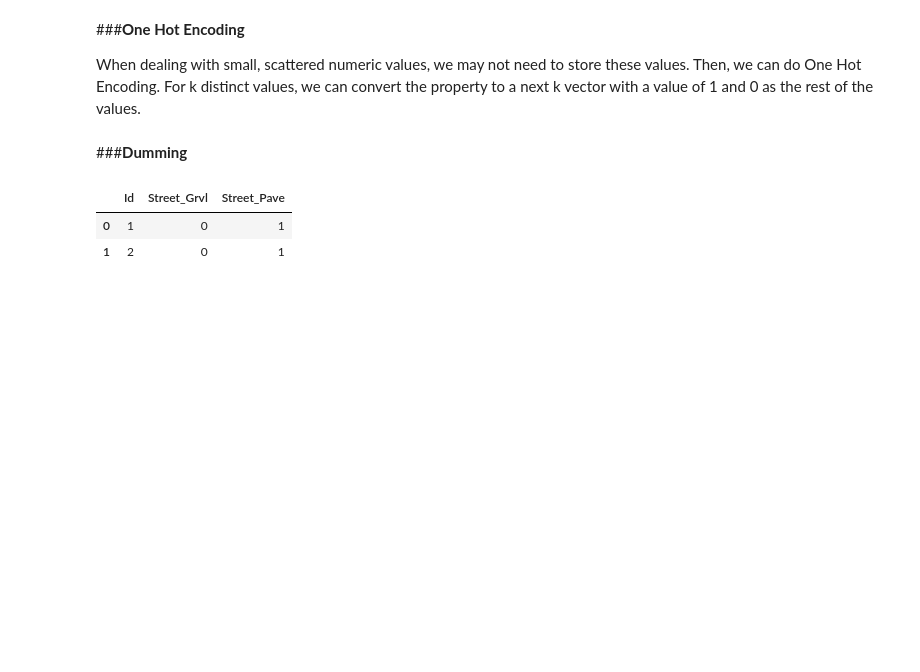
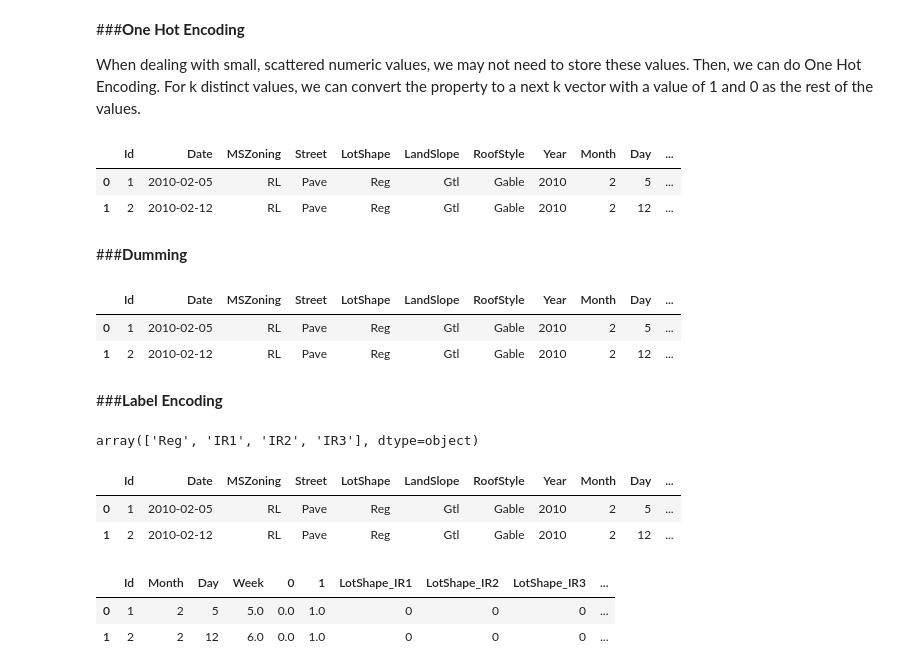
Before and after one commit to MasoumehShariat/ML_Pipeline-PreProcessing, a Jupyter notebook: Categorical_Data.ipynb, the cells around one changed output. Saved outputs shown, nothing was run; the diff lists cells and outputs as text; code cells hidden in the pictures; blank space fills up the shorter version.

```diff
--- a/Categorical_Data.ipynb
+++ b/Categorical_Data.ipynb
@@ -91,11 +70,51 @@ df1 = encoder.transform(df1)
+# %%
+from sklearn.preprocessing import OneHotEncoder
+
+#creating instance of one-hot-encoder
+encoder = OneHotEncoder(handle_unknown='ignore')
+
+#perform one-hot encoding on 'team' column
+encoder_df = pd.DataFrame(encoder.fit_transform(df[['Street']]).toarray())
+
+#merge one-hot encoded columns back with original DataFrame
+df = df.join(encoder_df)
+df.head(2)
+# %% [output]
+|  | Id | Date | MSZoning | Street | LotShape | LandSlope | RoofStyle | Year | Month | Day | ... |
+| 0 | 1 | 2010-02-05 | RL | Pave | Reg | Gtl | Gable | 2010 | 2 | 5 | ... |
+| 1 | 2 | 2010-02-12 | RL | Pave | Reg | Gtl | Gable | 2010 | 2 | 12 | ... |
 # %% [markdown]
 ###**Dumming**
 # %%
 import numpy as np
-df2=df[["Id","Street"]]
-df2 = pd.get_dummies(df2)
-df2.head(2)
+
+dummi_df = pd.get_dummies(df[["LandSlope"]])
+df = df.join(dummi_df)
+df.head(2)
 # %% [output]
-|  | Id | Street_Grvl | Street_Pave |
-| 0 | 1 | 0 | 1 |
-| 1 | 2 | 0 | 1 |
+|  | Id | Date | MSZoning | Street | LotShape | LandSlope | RoofStyle | Year | Month | Day | ... |
+| 0 | 1 | 2010-02-05 | RL | Pave | Reg | Gtl | Gable | 2010 | 2 | 5 | ... |
+| 1 | 2 | 2010-02-12 | RL | Pave | Reg | Gtl | Gable | 2010 | 2 | 12 | ... |
+# %% [markdown]
+###**Label Encoding**
+# %%
+df.LotShape.unique()
+# %% [output]
+array(['Reg', 'IR1', 'IR2', 'IR3'], dtype=object)
+# %%
+from sklearn.preprocessing import LabelEncoder
+label_encoder=LabelEncoder()
+manual_dummy = {'Reg':1, 'IR1':2, 'IR1':3,'IR1':4}
+df['LotShape_num'] = df.LotShape.map(manual_dummy)
+df.head(2)
+# %% [output]
+|  | Id | Date | MSZoning | Street | LotShape | LandSlope | RoofStyle | Year | Month | Day | ... |
+| 0 | 1 | 2010-02-05 | RL | Pave | Reg | Gtl | Gable | 2010 | 2 | 5 | ... |
+| 1 | 2 | 2010-02-12 | RL | Pave | Reg | Gtl | Gable | 2010 | 2 | 12 | ... |
+# %%
+df=df.drop({"Date",	"MSZoning",	"Street",	"LotShape",	"LandSlope"	,"RoofStyle",	"Year"},axis=1)
+df.head(2)
+# %% [output]
+|  | Id | Month | Day | Week | 0 | 1 | LotShape_IR1 | LotShape_IR2 | LotShape_IR3 | ... |
+| 0 | 1 | 2 | 5 | 5.0 | 0.0 | 1.0 | 0 | 0 | 0 | ... |
+| 1 | 2 | 2 | 12 | 6.0 | 0.0 | 1.0 | 0 | 0 | 0 | ... |
```
Also changed, not shown: parts of 6 cells of this notebook.
